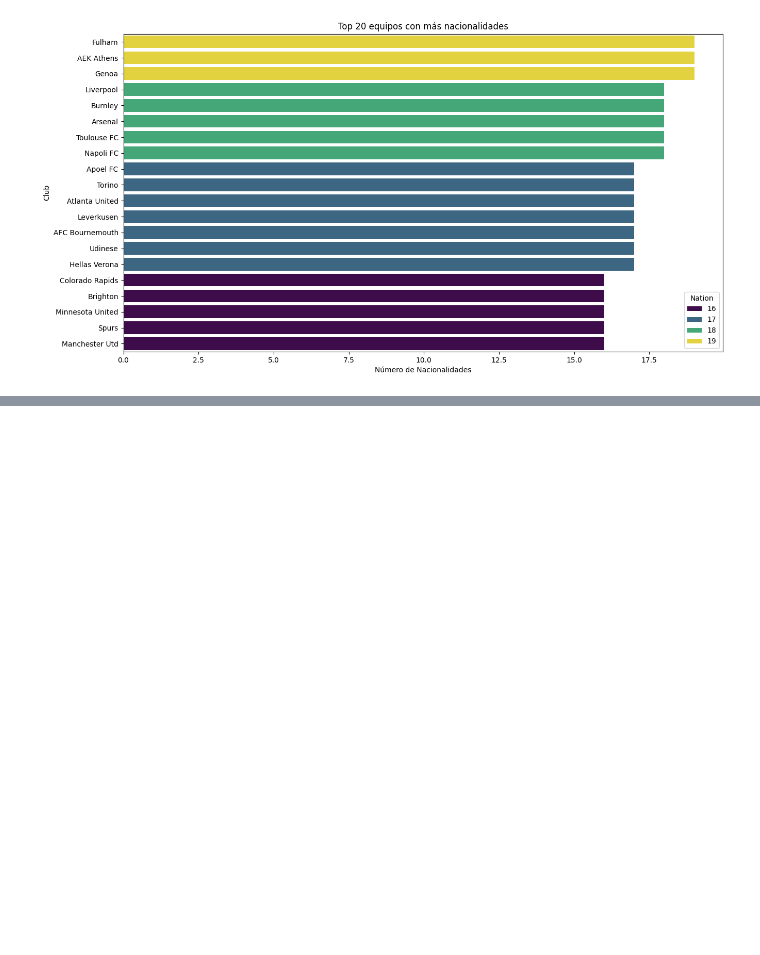
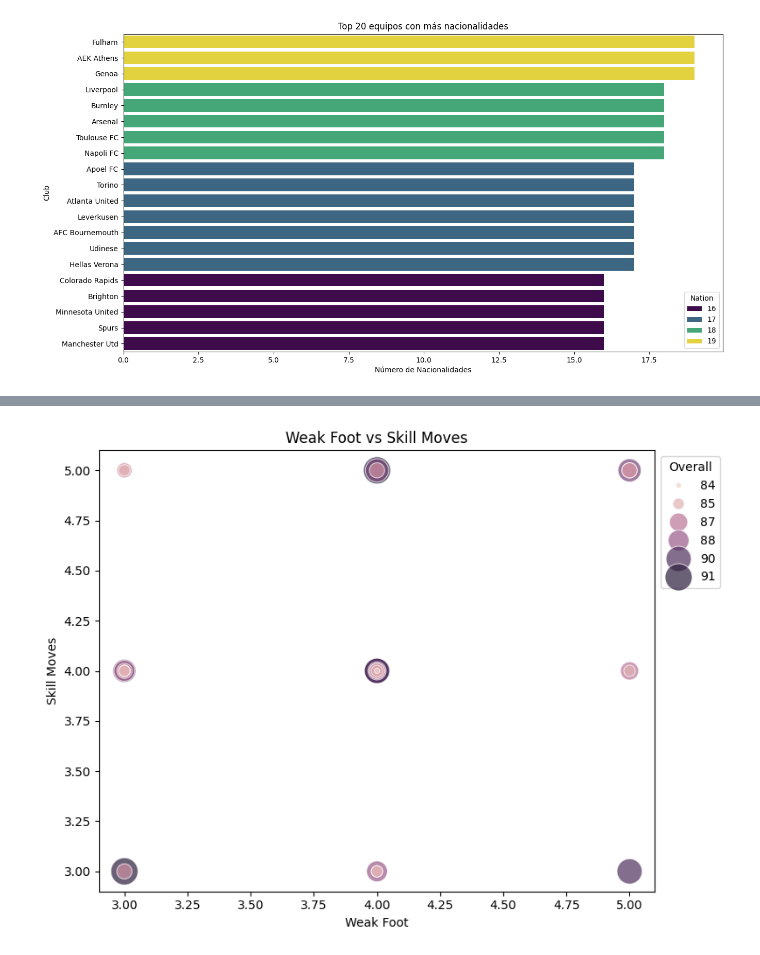
Before and after one commit to Tomaslopera/Fifa_Analysis, a Jupyter notebook: fifa24_male.ipynb, the cells around one changed output, grey strips where cells are left out. Drawn from its saved outputs; the diff is of its cells as text; code cells hidden in the pictures; blank space fills up the shorter version.

```diff
--- a/fifa24_male.ipynb
+++ b/fifa24_male.ipynb
@@ -179,0 +260,12 @@ plt.show()
+# %%
+# Gráfica de los jugadores con Weak Foot y Skill Moves
+plt.figure(figsize=(8, 6))
+sns.scatterplot(data=top30_delanteros, x='Weak foot', y='Skill moves', hue='Overall', size='Overall', sizes=(20, 500), alpha=0.7)
+plt.title('Weak Foot vs Skill Moves')
+plt.xlabel('Weak Foot')
+plt.ylabel('Skill Moves')
+plt.legend(title='Overall', bbox_to_anchor=(1, 1), loc='upper left')
+plt.tight_layout()
+plt.show()
+# %% [output]
+[figure, added]
```
Also changed, not shown: parts of 7 cells of this notebook.
